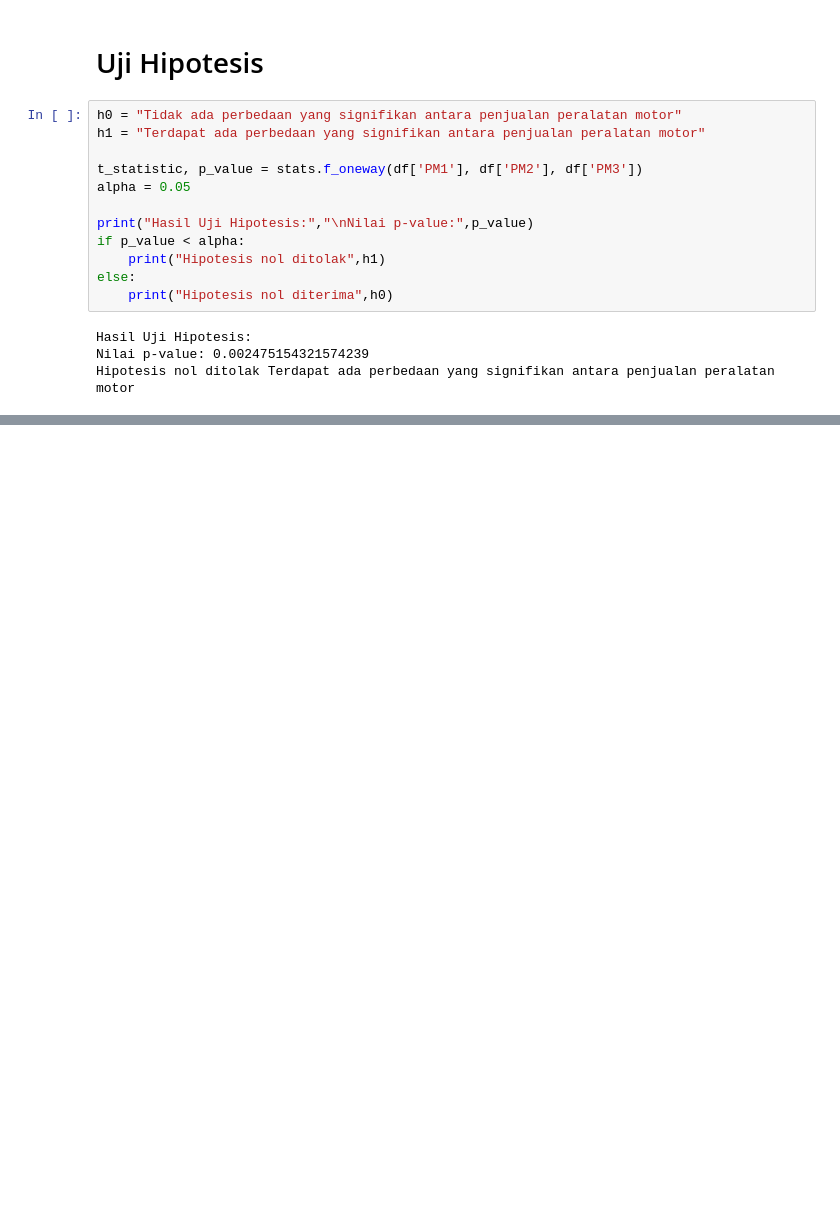
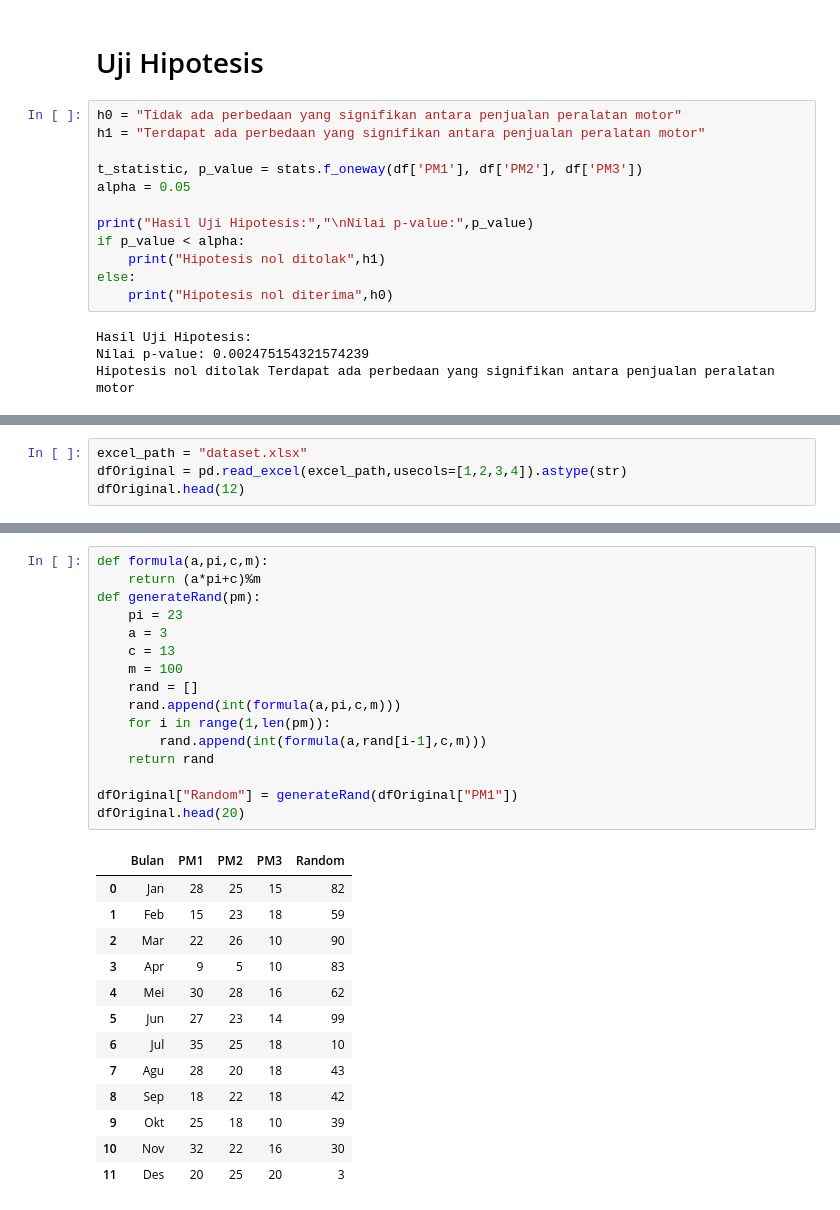
Before and after one commit to mausneg/Pemodelan-dan-Simulasi-Monte-Carlo, a Jupyter notebook: project.ipynb, the cells around one changed output, grey strips where cells are left out. Drawn from its saved outputs; the diff is of its cells as text; blank space fills up the shorter version.

```diff
--- a/project.ipynb
+++ b/project.ipynb
@@ -124,0 +229,4 @@ Hipotesis nol ditolak Terdapat ada perbedaan yang signifikan antara penjualan pe
+# %%
+excel_path = "dataset.xlsx"
+dfOriginal = pd.read_excel(excel_path,usecols=[1,2,3,4]).astype(str)
+dfOriginal.head(12)
@@ -124,0 +247,30 @@ Hipotesis nol ditolak Terdapat ada perbedaan yang signifikan antara penjualan pe
+# %%
+def formula(a,pi,c,m):
+    return (a*pi+c)%m
+def generateRand(pm):
+    pi = 23
+    a = 3
+    c = 13
+    m = 100
+    rand = []
+    rand.append(int(formula(a,pi,c,m)))
+    for i in range(1,len(pm)):
+        rand.append(int(formula(a,rand[i-1],c,m)))
+    return rand
+
+dfOriginal["Random"] = generateRand(dfOriginal["PM1"])
+dfOriginal.head(20)
+# %% [output]
+|  | Bulan | PM1 | PM2 | PM3 | Random |
+| 0 | Jan | 28 | 25 | 15 | 82 |
+| 1 | Feb | 15 | 23 | 18 | 59 |
+| 2 | Mar | 22 | 26 | 10 | 90 |
+| 3 | Apr | 9 | 5 | 10 | 83 |
+| 4 | Mei | 30 | 28 | 16 | 62 |
+| 5 | Jun | 27 | 23 | 14 | 99 |
+| 6 | Jul | 35 | 25 | 18 | 10 |
+| 7 | Agu | 28 | 20 | 18 | 43 |
+| 8 | Sep | 18 | 22 | 18 | 42 |
+| 9 | Okt | 25 | 18 | 10 | 39 |
+| 10 | Nov | 32 | 22 | 16 | 30 |
+| 11 | Des | 20 | 25 | 20 | 3 |
```
Also changed, not shown: parts of 16 cells of this notebook.
